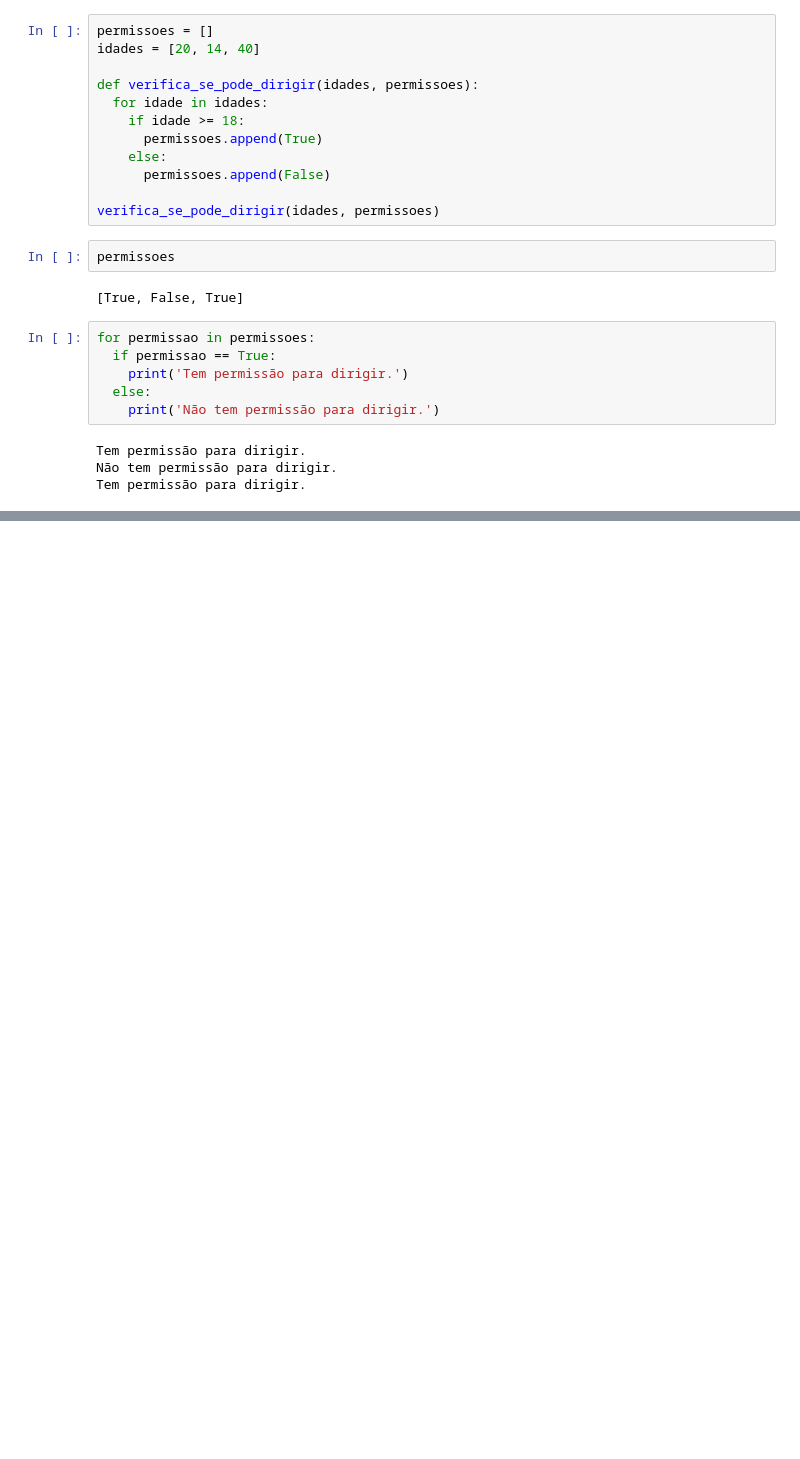
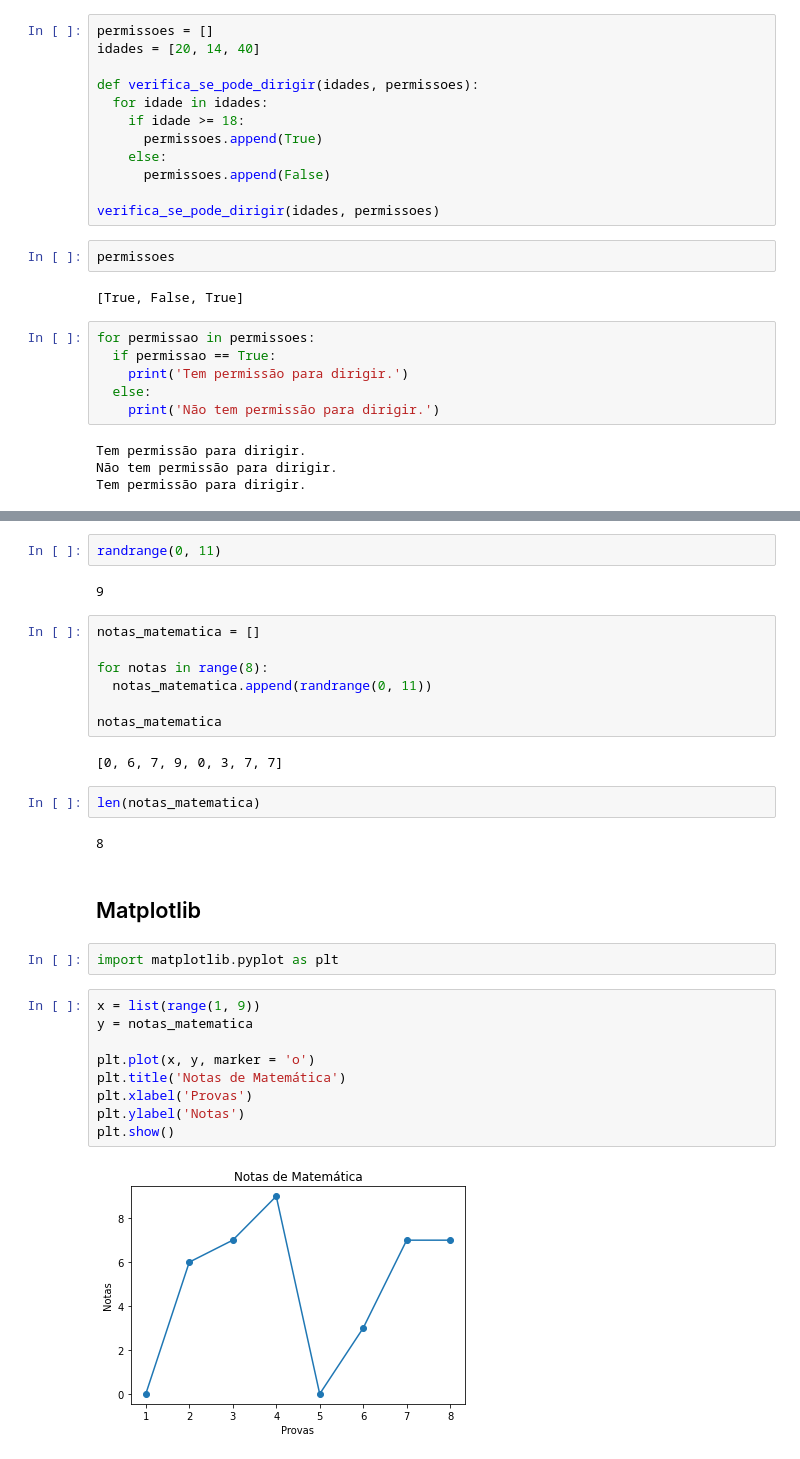
Before and after one commit to yapeansa/python, a Jupyter notebook: Lógica_de_programação.ipynb, the cells around one changed output, grey strips where cells are left out. Cells and saved outputs as stored; diff of their text form; blank space fills up the shorter version.

```diff
--- a/Lógica_de_programação.ipynb
+++ b/Lógica_de_programação.ipynb
@@ -251,0 +270,32 @@ Tem permissão para dirigir.
+# %%
+randrange(0, 11)
+# %% [output]
+9
+# %%
+notas_matematica = []
+
+for notas in range(8):
+  notas_matematica.append(randrange(0, 11))
+
+notas_matematica
+# %% [output]
+[0, 6, 7, 9, 0, 3, 7, 7]
+# %%
+len(notas_matematica)
+# %% [output]
+8
+# %% [markdown]
+## Matplotlib
+# %%
+import matplotlib.pyplot as plt
+# %%
+x = list(range(1, 9))
+y = notas_matematica
+
+plt.plot(x, y, marker = 'o')
+plt.title('Notas de Matemática')
+plt.xlabel('Provas')
+plt.ylabel('Notas')
+plt.show()
+# %% [output]
+[figure, added]
```
Also changed, not shown: parts of 5 cells of this notebook.
